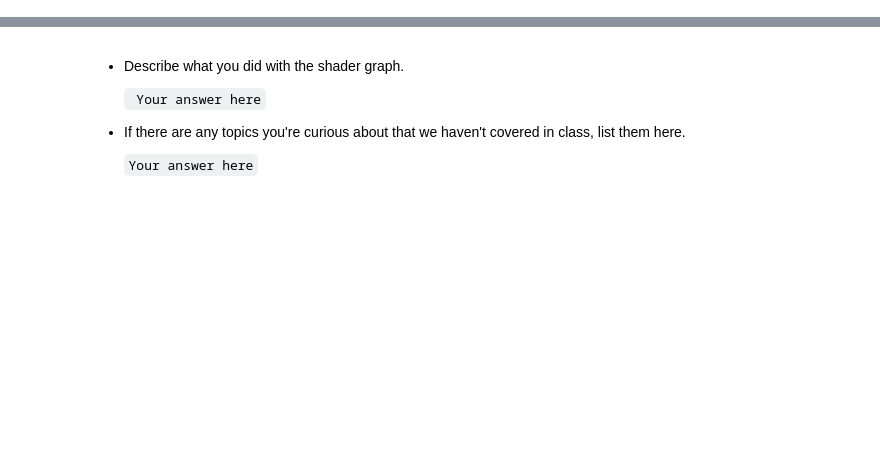
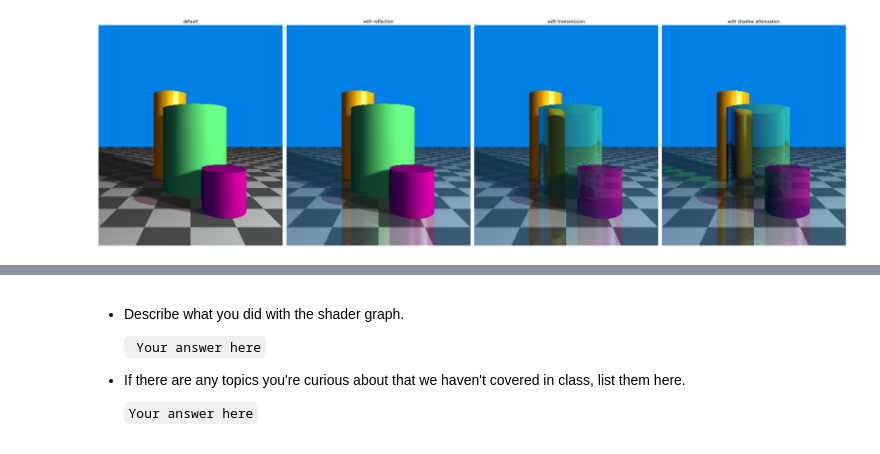
Before and after one commit to anyeZHY/Self-Learning, a Jupyter notebook: CS148/HW/HW4/HW4.ipynb, the cells around one changed output, grey strips where cells are left out. Saved outputs shown, nothing was run; the diff lists cells and outputs as text; code cells hidden in the pictures; blank space fills up the shorter version.

```diff
--- a/CS148/HW/HW4/HW4.ipynb
+++ b/CS148/HW/HW4/HW4.ipynb
@@ -298,28 +361,30 @@ show_image(rendered_image, height = 8, width = 8)
 # %%
 # DO NOT EDIT THIS CELL!!! MAY TAKE 5-10 MINUTES TO RUN ALL 4 IMAGES
 screen_height = 360
 screen_width = 300
-raytrace_settings=RayTraceSettings(enable_reflection=False, enable_transmission=False, enable_shadow_attenuation=False)
+raytrace_settings=RayTraceSettings(enable_reflection=False, enable_transmission=False, enable_shadow_attenuation=False, epsilon=0.001)
 rendered_image_1 = generateImage(screen_height, screen_width,
                                camera_aperture, film_xlim, film_z,
                                raytrace_settings, objects, lights)
 raytrace_settings.enable_reflection=True
 rendered_image_2 = generateImage(screen_height, screen_width,
                                camera_aperture, film_xlim, film_z,
                                raytrace_settings, objects, lights)
 raytrace_settings.enable_transmission=True
 rendered_image_3 = generateImage(screen_height, screen_width,
                                camera_aperture, film_xlim, film_z,
                                raytrace_settings, objects, lights)
 raytrace_settings.enable_shadow_attenuation=True
 rendered_image_4 = generateImage(screen_height, screen_width,
                                camera_aperture, film_xlim, film_z,
                                raytrace_settings, objects, lights)
 plot_images([(rendered_image_1,"default"),
              (rendered_image_2,"with reflection"),
              (rendered_image_3,"with transmission"),
              (rendered_image_4,"with shadow attenuation"),
             ],height=10,width=30)
+# %% [output]
+[figure, added]
 # %%
 # After you finish
     #TODO 1 reflection (1 pt)
```
Also changed, not shown: parts of 8 cells of this notebook, 8 other files.
